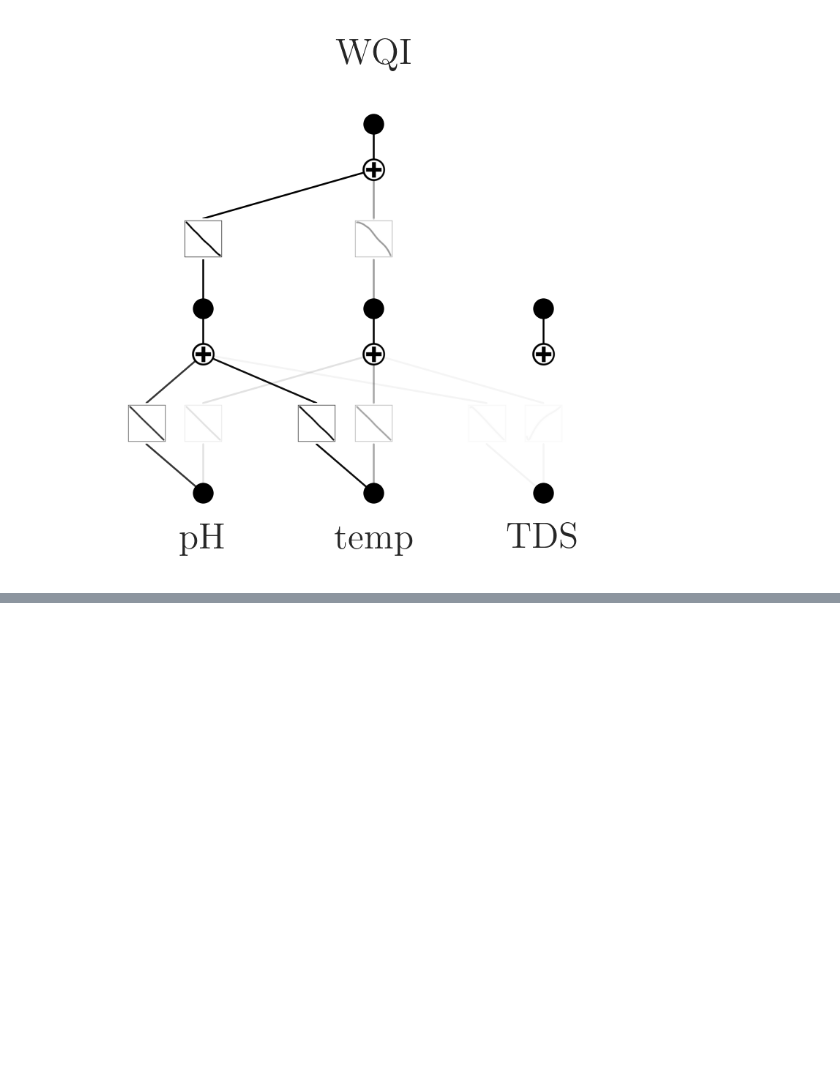
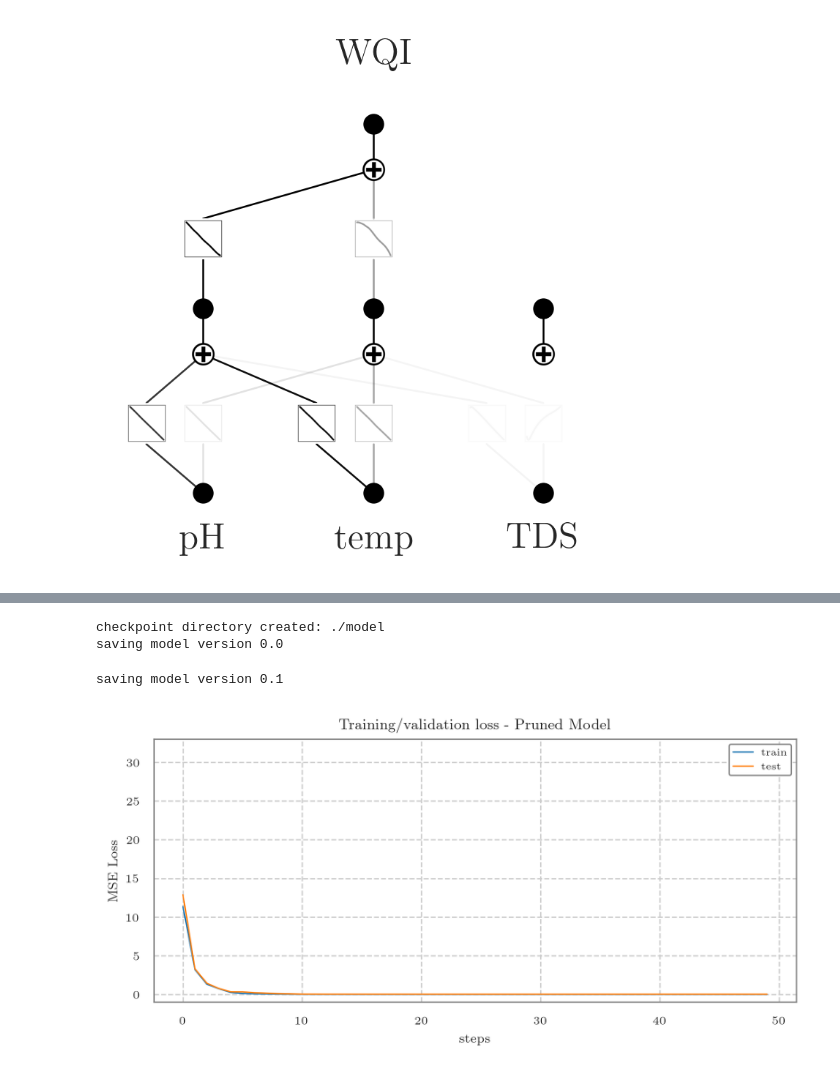
Before and after one commit to igendriz/KAN-WQI-Analysis, a Jupyter notebook: notebooks/Train_Evaluate_Models.ipynb, the cells around one changed output, grey strips where cells are left out. Drawn from its saved outputs; the diff is of its cells as text; code cells hidden in the pictures; blank space fills up the shorter version.

```diff
--- a/notebooks/Train_Evaluate_Models.ipynb
+++ b/notebooks/Train_Evaluate_Models.ipynb
@@ -258,0 +282,43 @@ fig.savefig(fig_path, format='pdf', bbox_inches='tight', dpi=600)
+# %%
+# Train pruned model
+dataset_tain_val_01 = {
+    'train_input': train_input[:,:2],
+    'train_label': train_label,
+    'test_input': val_input[:,:2],
+    'test_label': val_label
+}
+
+# Create KAN
+model_01 = KAN(width=[2,1,1], grid=10, k=2, seed = 42, device=device)
+
+# Train KAN
+results_01 = model_01.fit(dataset_tain_val_01,
+                      opt="LBFGS", steps=50, loss_fn=torch.nn.MSELoss())
+# %% [output]
+checkpoint directory created: ./model
+saving model version 0.0
+saving model version 0.1
+# %%
+train_loss = results_01['train_loss']
+test_loss = results_01['test_loss']
+
+fig,ax = plt.subplots(figsize=(6,3))
+
+ax.plot(train_loss, linewidth = 0.8,label = 'train')
+ax.plot(test_loss, linewidth = 0.8,label = 'test')
+ax.set_ylim(-1,33)
+ax.set_xlabel('steps')
+ax.set_ylabel('MSE Loss')
+ax.set_title('Training/validation loss - Pruned Model')
+ax.legend()
+
+# Adjust layout to prevent overlap
+fig.tight_layout()
+
+# Save the figure
+fig_path = results_fig_dir / 'Train_Val_Loss-Pruned-Model.pdf'
+fig.savefig(fig_path, format='pdf')
+
+plt.show()
+# %% [output]
+[figure, added]
```
Also changed, not shown: parts of 8 cells of this notebook, 5 other files.
